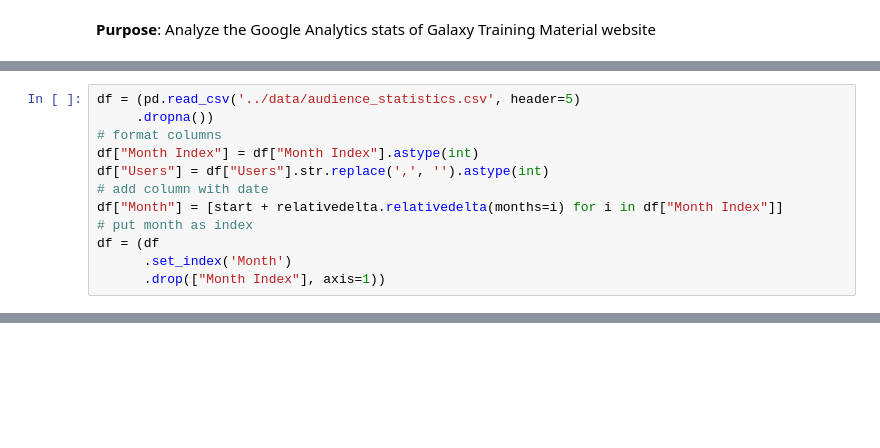
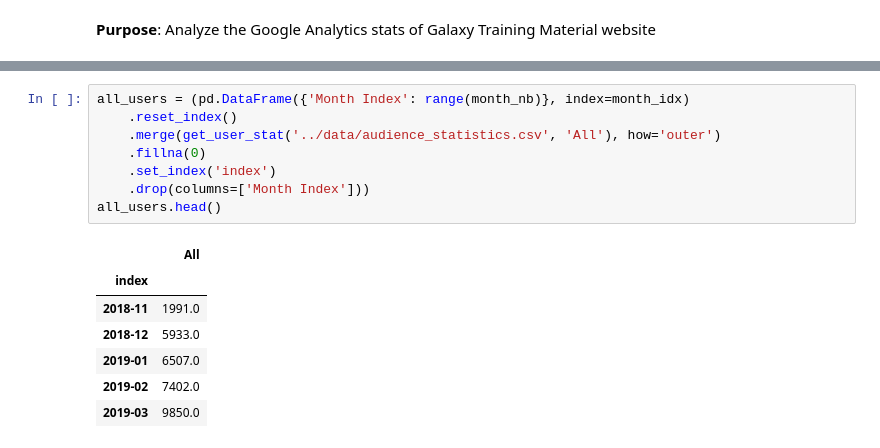
Before and after one commit to galaxyproject/GTN-community-paper-2020, a Jupyter notebook: src/analyze_google_analytics.ipynb, the cells around one changed output, grey strips where cells are left out. Drawn from its saved outputs; the diff is of its cells as text; blank space fills up the shorter version.

```diff
--- a/src/analyze_google_analytics.ipynb
+++ b/src/analyze_google_analytics.ipynb
@@ -28,12 +8,0 @@ month_nb
-# %%
-df = (pd.read_csv('../data/audience_statistics.csv', header=5)
-     .dropna())
-# format columns
-df["Month Index"] = df["Month Index"].astype(int)
-df["Users"] = df["Users"].str.replace(',', '').astype(int)
-# add column with date
-df["Month"] = [start + relativedelta.relativedelta(months=i) for i in df["Month Index"]]
-# put month as index
-df = (df
-      .set_index('Month')
-      .drop(["Month Index"], axis=1))
@@ -64,0 +52,16 @@ df.Users.mean()
+# %%
+all_users = (pd.DataFrame({'Month Index': range(month_nb)}, index=month_idx)
+    .reset_index()
+    .merge(get_user_stat('../data/audience_statistics.csv', 'All'), how='outer')
+    .fillna(0)
+    .set_index('index')
+    .drop(columns=['Month Index']))
+all_users.head()
+# %% [output]
+|  | All |
+| index |  |
+| 2018-11 | 1991.0 |
+| 2018-12 | 5933.0 |
+| 2019-01 | 6507.0 |
+| 2019-02 | 7402.0 |
+| 2019-03 | 9850.0 |
```
Also changed, not shown: parts of 21 cells of this notebook, 4 other files.
